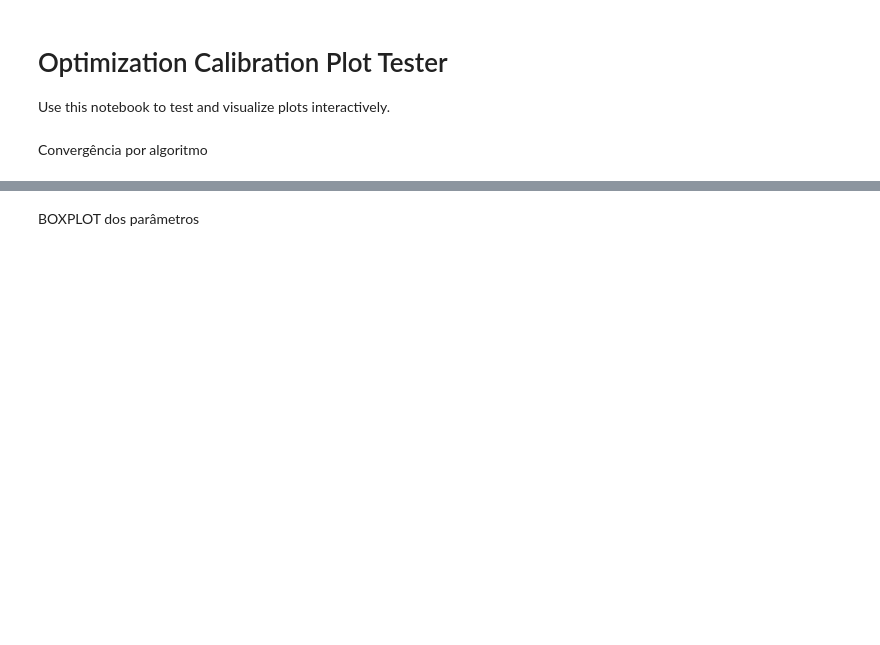
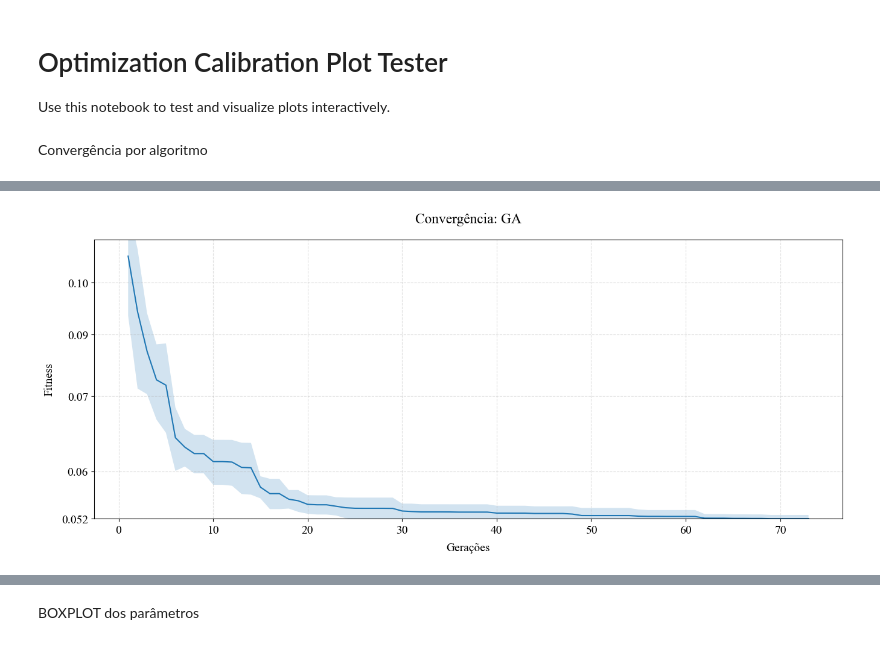
Before and after one commit to joaovfdias/optim_model_updating, a Jupyter notebook: plot/plot_testing_4_notebook.ipynb, the cells around one changed output, grey strips where cells are left out. Cells and saved outputs as stored; diff of their text form; code cells hidden in the pictures; blank space fills up the shorter version.

```diff
--- a/plot/plot_testing_4_notebook.ipynb
+++ b/plot/plot_testing_4_notebook.ipynb
@@ -35,3 +37,5 @@ plot_convergence_algorithm(dataset, "PSO")
 # %%
-plot_convergence_algorithm(dataset, "GA")
+plot_convergence_algorithm(dataset, "GA", filter_sets=filter_sets, legenda=False)
+# %% [output]
+[figure, added]
 # %%
```
Also changed, not shown: parts of 4 cells of this notebook, 1 other file.
